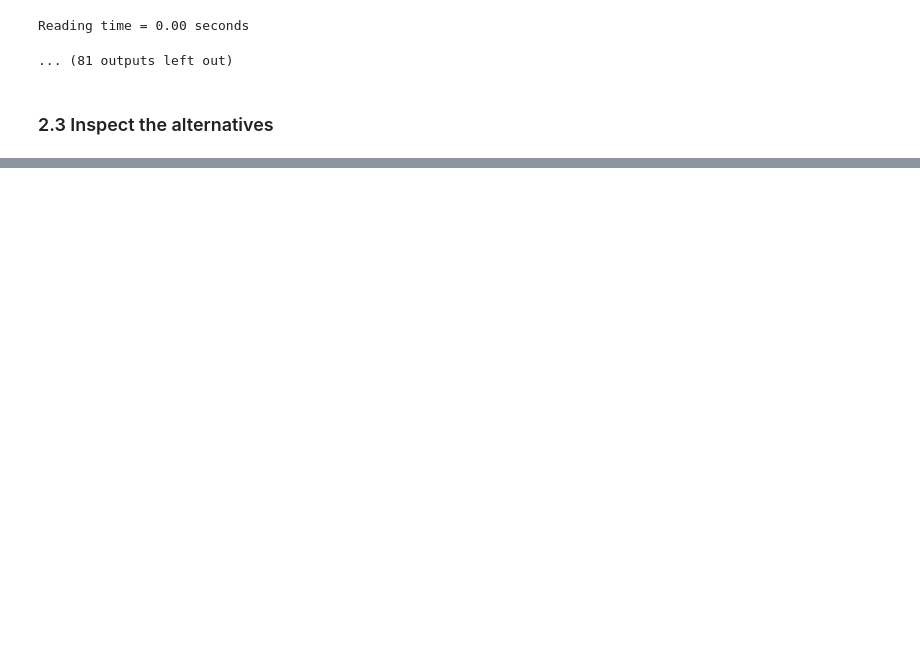
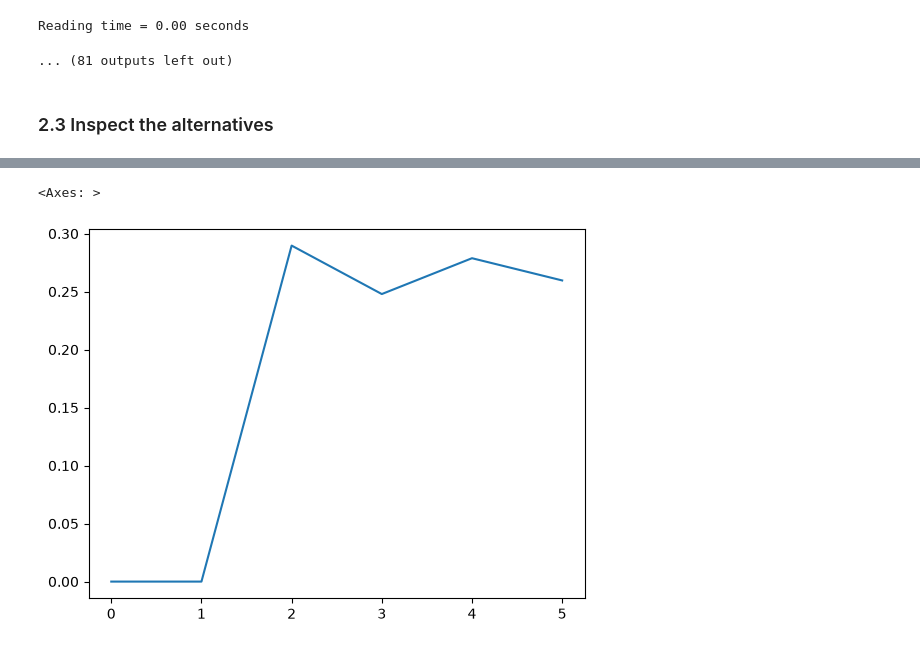
Before and after one commit to MGA4all/MGA4all_algorithms, a Jupyter notebook: docs/tutorials/tutorial_random_directions.ipynb, the cells around one changed output, grey strips where cells are left out. Saved outputs shown, nothing was run; the diff lists cells and outputs as text; code cells hidden in the pictures; blank space fills up the shorter version.

```diff
--- a/docs/tutorials/tutorial_random_directions.ipynb
+++ b/docs/tutorials/tutorial_random_directions.ipynb
@@ -122,0 +126,5 @@ mga_weights
+# %%
+metrics['Shannon'].plot()
+# %% [output]
+<Axes: >
+[figure, added]
```
Also changed, not shown: parts of 8 cells of this notebook, 10 other files.
